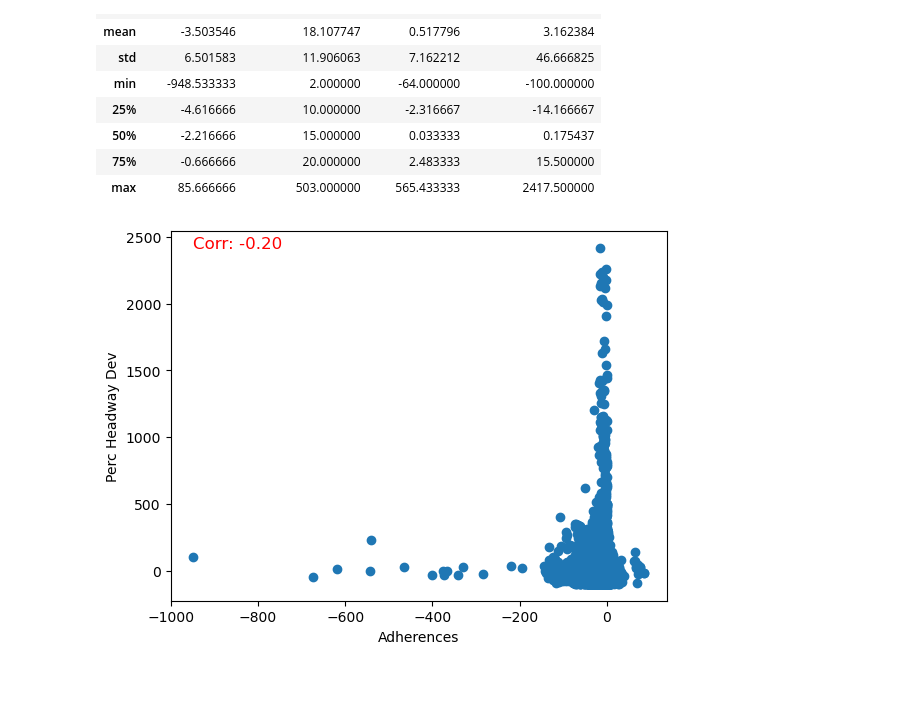
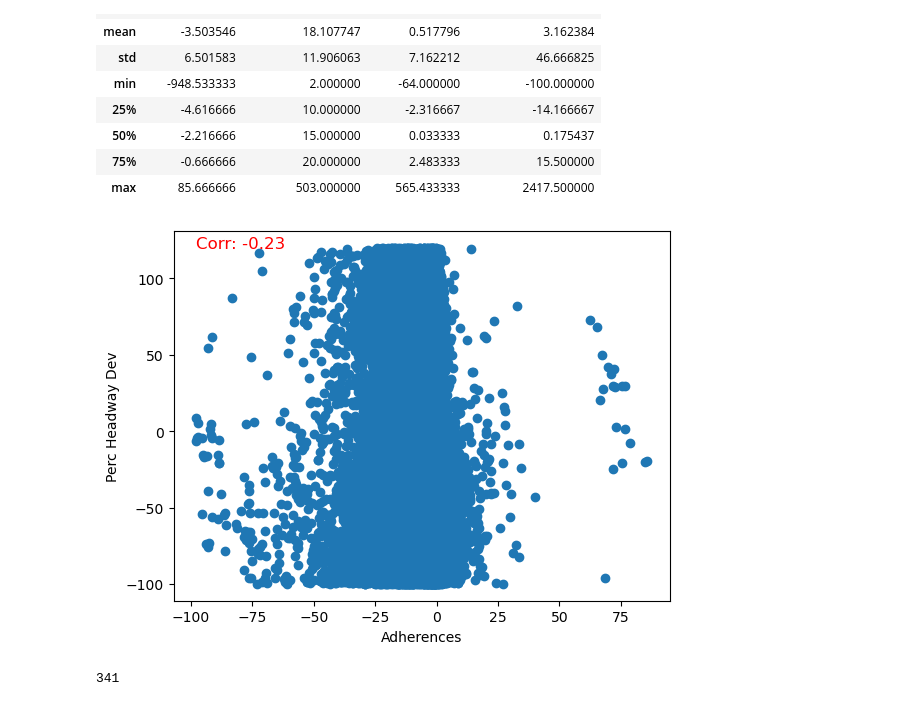
Before and after one commit to nss-data-science-cohort-7/wego-bone_scrapers_wego, a Jupyter notebook: notebooks/eda_sd.ipynb, the cells around one changed output. Cells and saved outputs as stored; diff of their text form; code cells hidden in the pictures.

Commit message:
slightly improved code to plot adherence vs perc headwy dev

```diff
--- a/notebooks/eda_sd.ipynb
+++ b/notebooks/eda_sd.ipynb
@@ -136,20 +136,27 @@ u.describe()
 # %%
 x_values = []
 y_values = []
-lim = float('inf')
+xlim = float('inf')
+ylim = float('inf')
+xlim = 100
+ylim = 120
 # lim = 60
 for x_value, y_value in zip(u["ADHERENCE"], u["PERC_HEADWAY_DEV"]):
-    if not math.isnan(x_value) and not math.isnan(y_value) and abs(x_value) < lim and abs(y_value) < lim:
+    if not math.isnan(x_value) and not math.isnan(y_value) and abs(x_value) < xlim and abs(y_value) < ylim:
         x_values.append(x_value)
         y_values.append(y_value)
 plt.scatter(x_values, y_values)
 plt.xlabel("Adherences")
 plt.ylabel("Perc Headway Dev")
 correlation = np.corrcoef(x_values, y_values)[0, 1]
 text_content = f"Corr: {correlation:.2f}"
 textbox_x = min(x_values)  # X-coordinate for the top-left corner
 textbox_y = max(y_values)  # Y-coordinate for the top-left corner (use the maximum y-value)
 plt.text(textbox_x, textbox_y, text_content, fontsize=12, color='red')
 plt.show();
 # %% [output]
-[figure, old version]
+[figure, new version]
+# %%
+data["OPERATOR"].nunique()
+# %% [output]
+341
```
